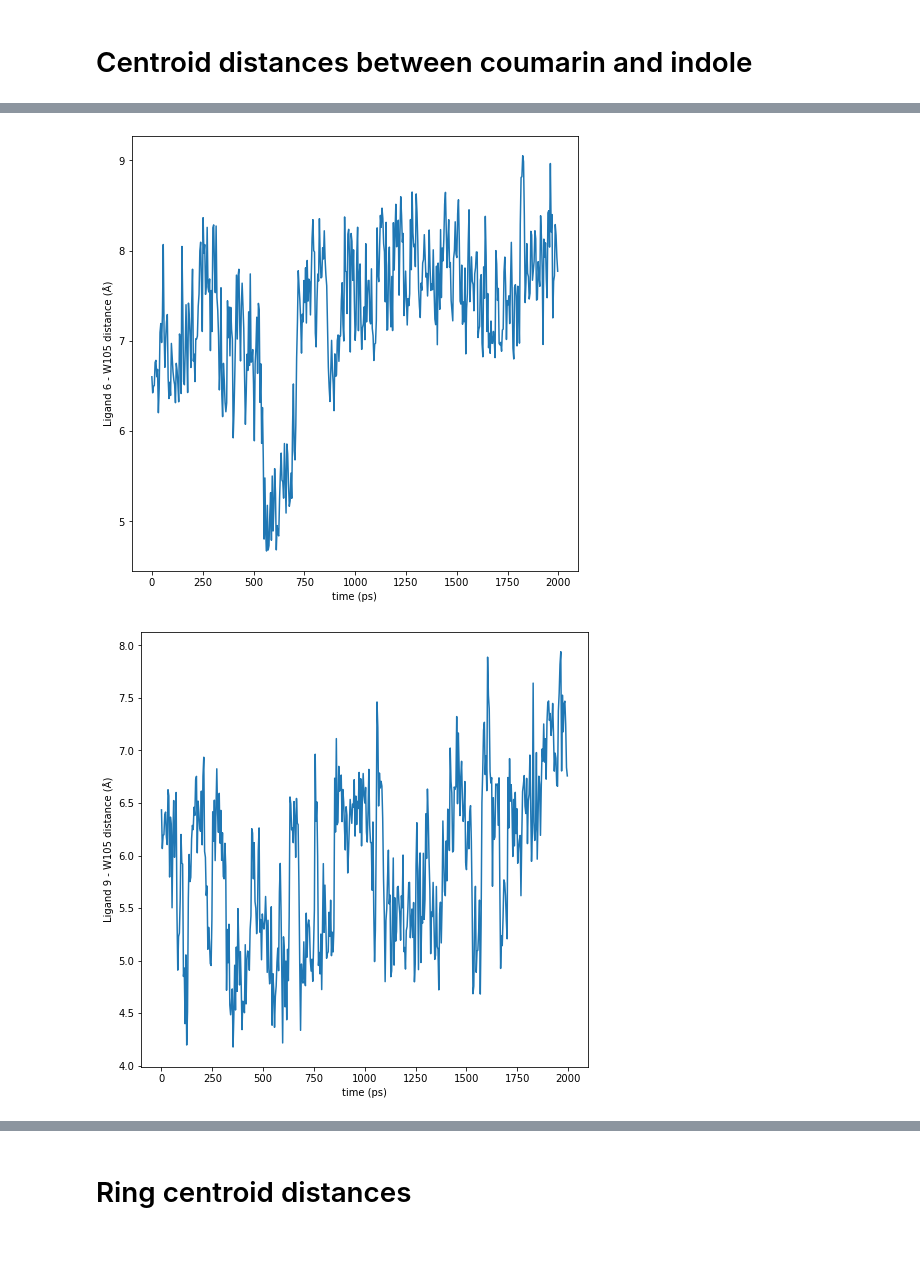
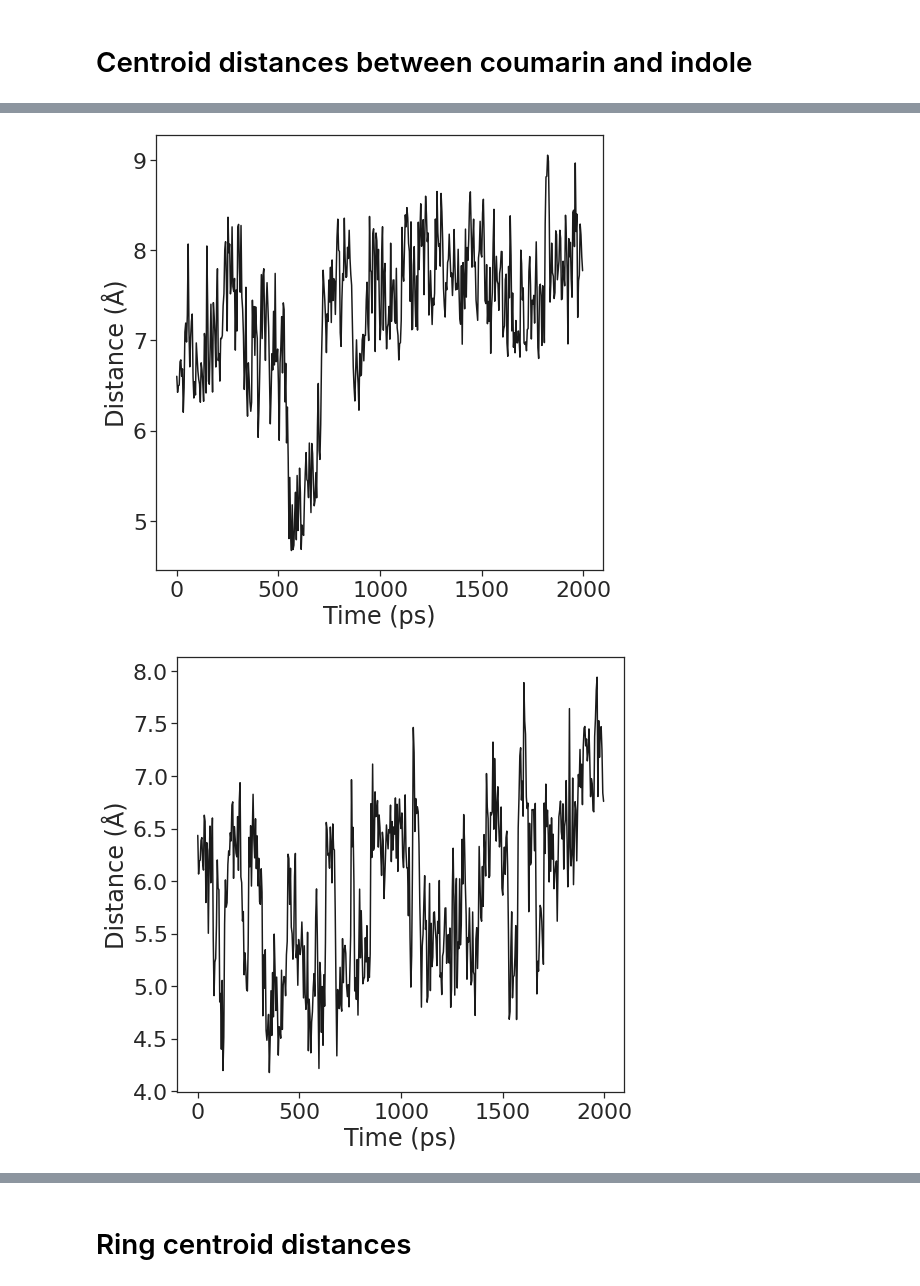
Before and after one commit to jasmin-guven/first_year_project, a Jupyter notebook: execution_model/scripts/active_site_analysis.ipynb, the cells around one changed output, grey strips where cells are left out. Saved outputs shown, nothing was run; the diff lists cells and outputs as text; code cells hidden in the pictures; blank space fills up the shorter version.

Commit message:
wip codes and rmds plot

```diff
--- a/execution_model/scripts/active_site_analysis.ipynb
+++ b/execution_model/scripts/active_site_analysis.ipynb
@@ -130,25 +95,3 @@ for resid in universe.residues.resids:
-# %%
-n_frames = len(universe.trajectory)
-close_water_ids = []
-water_ligand_distances = []
-for i in range(len(water_residue_ids)):
-    water_residue_id = water_residue_ids[i]
-    # print(water_residue_id)
-    water = universe.select_atoms(f"resid {water_residue_id}")
-    for frame in range(n_frames):
-        universe.trajectory[frame]
-        water_com = water.positions
-        water_ligand_distance = mda.analysis.distances.distance_array(carbonyl_com, water_com)[0]
-        water_ligand_distances.append(water_ligand_distance)
-
-
-# view = nv.show_mdanalysis(lig_wat)
-# view.add_representation("ball+stick", selection="protein")
-# view
-# %%
-for distance in water_ligand_distance:
-    if distance <= 6.0:
-        close_water_ids.append(water_residue_id)
 # %%
 histidine = universe.select_atoms("resid 250")
 arginine = universe.select_atoms("resid 197")
@@ -355,8 +296,12 @@ for i in range(len(distances)):
     mean = distances[i][2]
     std = distances[i][3]
     plt.figure(figsize=(8,8))
-    plt.plot(time, distance)
-    plt.xlabel("time (ps)")
-    plt.ylabel(f"Ligand {ligand_indices[chosen_indices[i]]} - W105 distance (\u212B)")
+    sns.set(context="notebook", palette="colorblind", style="ticks", font_scale=2.)
+
+    plt.plot(time, distance, "k-")
+
+    plt.xlabel("Time (ps)")
+    plt.ylabel(f"Distance (\u212B)")
+    plt.savefig("../../plots/active_site_distances/coumarin_indole_distance_ligand_2.pdf")
     plt.show()
 # %% [output]
@@ -364,2 +309,2 @@ for i in range(len(distances)):
-[figure, old version]
+[figure, new version]
-[figure, old version]
+[figure, new version]
```
Also changed, not shown: parts of 12 cells of this notebook, 3 other files.
